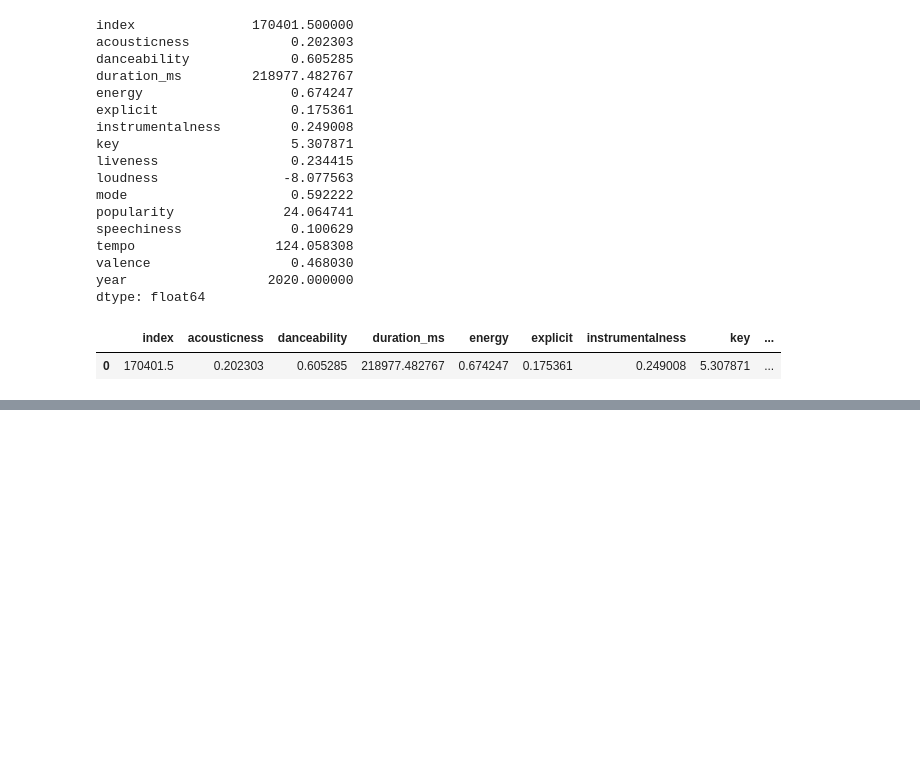
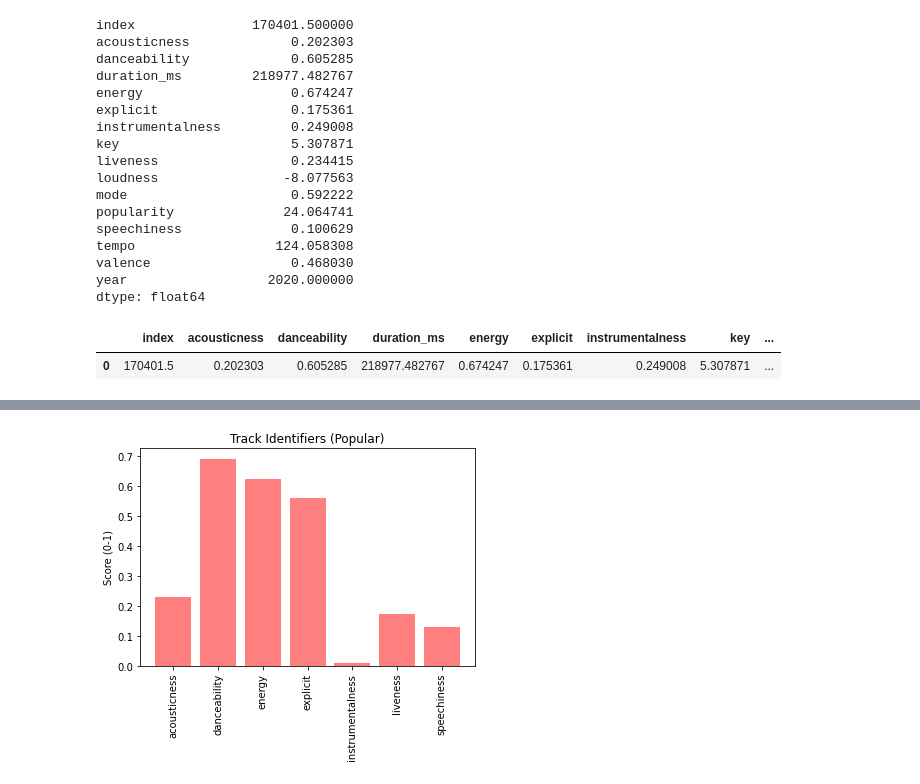
Before and after one commit to GregMaginn/Project-01, a Jupyter notebook: Popularity_By_Track_Identifier_2020.ipynb, the cells around one changed output, grey strips where cells are left out. Cells and saved outputs as stored; diff of their text form; code cells hidden in the pictures; blank space fills up the shorter version.

```diff
--- a/Popularity_By_Track_Identifier_2020.ipynb
+++ b/Popularity_By_Track_Identifier_2020.ipynb
@@ -447,0 +461,14 @@ tempo_popular_p_value
+# %%
+#Plot bar graph
+
+plt.bar(x_axis_popular, x_axis_popular_variables, color='r', alpha=0.5, align="center")
+
+#Ticks
+
+plt.xticks([0, 1, 2, 3, 4, 5, 6], ['acousticness', 'danceability', 'energy', 'explicit', 'instrumentalness', 'liveness', 'speechiness'], rotation=90)
+
+plt.title("Track Identifiers (Popular)")
+plt.ylabel("Score (0-1)")
+plt.savefig("Track_Identifiers_Popular.png")
+# %% [output]
+[figure, added]
```
Also changed, not shown: parts of 28 cells of this notebook, 9 other files.
